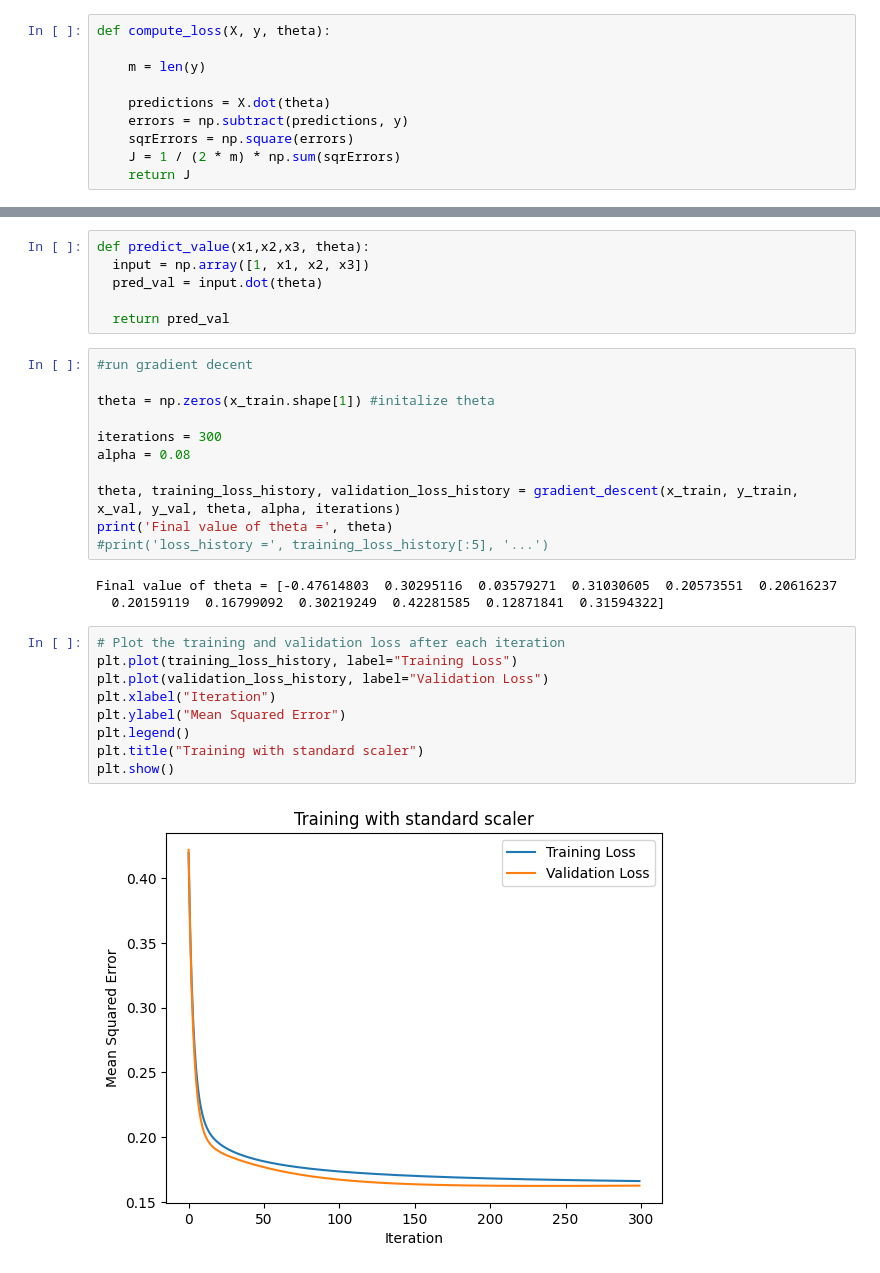
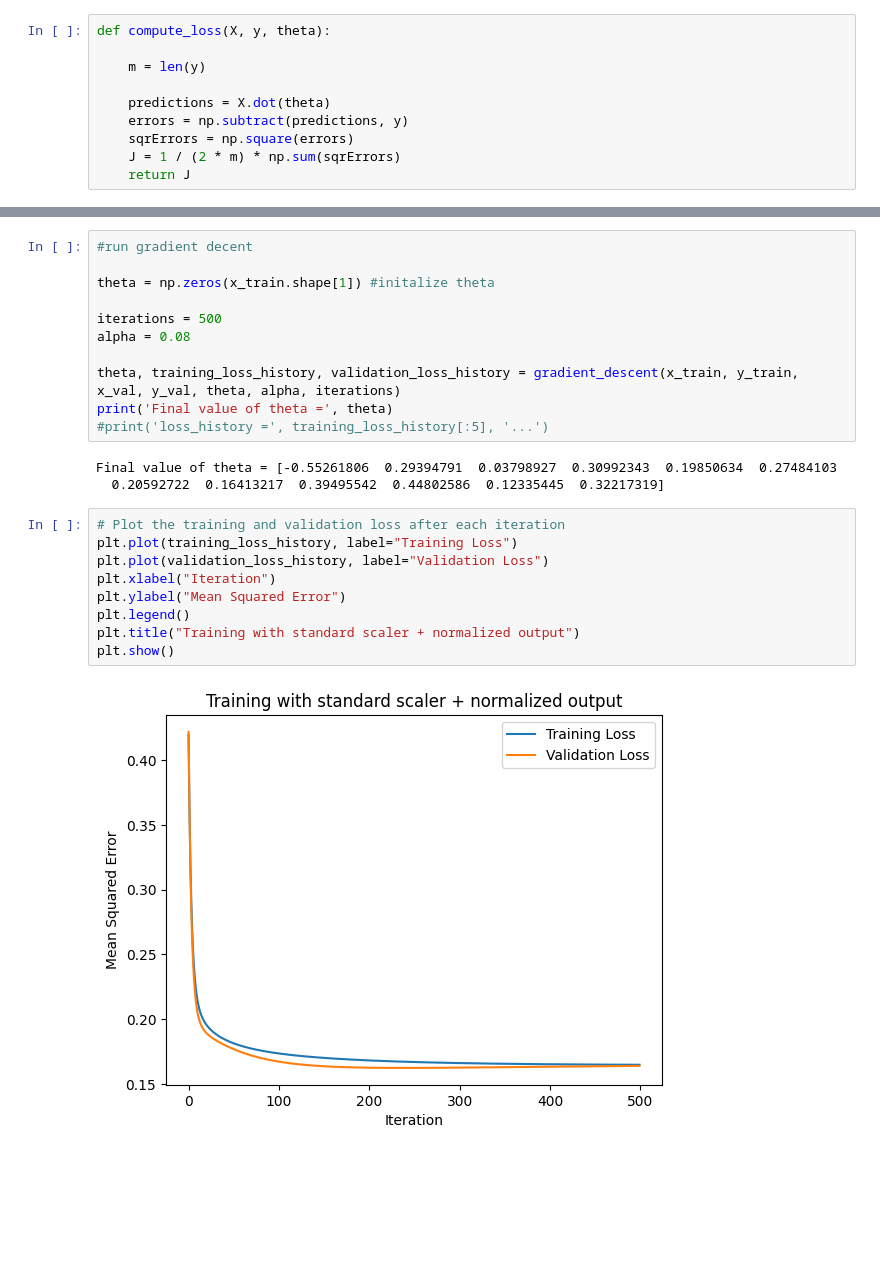
Before and after one commit to swetzel1/introduction_to_ml, a Jupyter notebook: homework_2/hw2_problem2b_standard.ipynb, the cells around one changed output, grey strips where cells are left out. Drawn from its saved outputs; the diff is of its cells as text; blank space fills up the shorter version.

Commit message:
better results for longer training

```diff
--- a/homework_2/hw2_problem2b_standard.ipynb
+++ b/homework_2/hw2_problem2b_standard.ipynb
@@ -103,34 +129,28 @@ def gradient_descent(x_train, y_train, x_val, y_val, theta, alpha, iterations):
 
 
     return theta, training_loss_history, validation_loss_history
-# %%
-def predict_value(x1,x2,x3, theta):
-  input = np.array([1, x1, x2, x3])
-  pred_val = input.dot(theta)
-
-  return pred_val
 # %%
 #run gradient decent
 
 theta = np.zeros(x_train.shape[1]) #initalize theta
 
-iterations = 300
+iterations = 500
 alpha = 0.08
 
 theta, training_loss_history, validation_loss_history = gradient_descent(x_train, y_train, x_val, y_val, theta, alpha, iterations)
 print('Final value of theta =', theta)
 #print('loss_history =', training_loss_history[:5], '...')
 # %% [output]
-Final value of theta = [-0.47614803  0.30295116  0.03579271  0.31030605  0.20573551  0.20616237
-  0.20159119  0.16799092  0.30219249  0.42281585  0.12871841  0.31594322]
+Final value of theta = [-0.55261806  0.29394791  0.03798927  0.30992343  0.19850634  0.27484103
+  0.20592722  0.16413217  0.39495542  0.44802586  0.12335445  0.32217319]
 # %%
 # Plot the training and validation loss after each iteration
 plt.plot(training_loss_history, label="Training Loss")
 plt.plot(validation_loss_history, label="Validation Loss")
 plt.xlabel("Iteration")
 plt.ylabel("Mean Squared Error")
 plt.legend()
-plt.title("Training with standard scaler")
+plt.title("Training with standard scaler + normalized output")
 plt.show()
 # %% [output]
-[figure, old version]
+[figure, new version]
```
Also changed, not shown: parts of 8 cells of this notebook.
